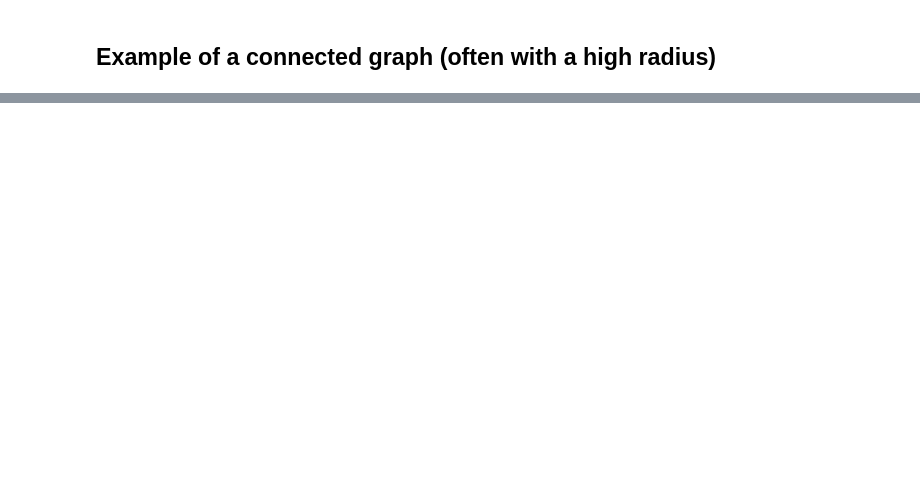
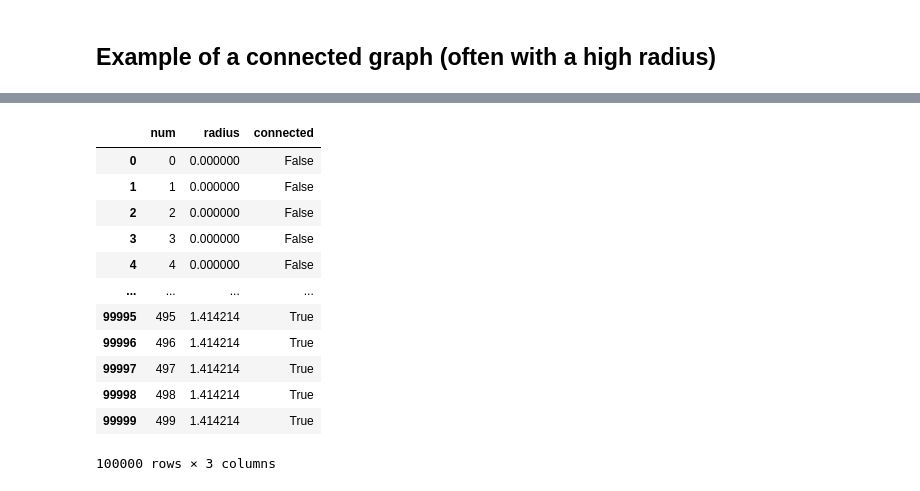
Before and after one commit to vivekkatial/HAQC, a Jupyter notebook: notebooks/14-exploring-connectivity-of-geometric-graphs.ipynb, the cells around one changed output, grey strips where cells are left out. Cells and saved outputs as stored; diff of their text form; code cells hidden in the pictures; blank space fills up the shorter version.

Commit message:
feat: Adding graph connectivty work

```diff
--- a/notebooks/14-exploring-connectivity-of-geometric-graphs.ipynb
+++ b/notebooks/14-exploring-connectivity-of-geometric-graphs.ipynb
@@ -37,12 +31,20 @@ def draw_graph(G, colors, pos):
 ## Example of a connected graph (often with a high radius)
 # %%
 N = 10
-random_radius = 0.1
-G_geom = GraphInstance(
-    nx.random_geometric_graph(N, radius=random_radius), "Geometric"
-)
-G_geom.allocate_random_weights()
-nx.algorithms.components.is_connected(G_geom.G)
-colors = ["r" for i in range(len(G_geom.G.nodes()))]
-pos = nx.spring_layout(G_geom.G)
-draw_graph(G_geom.G, colors, pos)
+graph_info_dict = {
+    "num": None,
+    "radius": None,
+    "connected": None,
+}
+
+data = []
+for radius in np.linspace(0, np.sqrt(2), num=200):
+    for i in range(500):
+        graph_info_dict_new = copy.deepcopy(graph_info_dict)
+        graph_info_dict_new["radius"] = radius
+        G_geom = GraphInstance(
+            nx.random_geometric_graph(N, radius=radius), "Geometric"
+        )
+        graph_info_dict_new["num"] = i
+        graph_info_dict_new["connected"] = nx.algorithms.components.is_connected(G_geom.G)
+        data.append(graph_info_dict_new)
@@ -53,0 +51,17 @@ draw_graph(G_geom.G, colors, pos)
+# %%
+d_geom_graphs = pd.DataFrame(data)
+d_geom_graphs
+# %% [output]
+|  | num | radius | connected |
+| 0 | 0 | 0.000000 | False |
+| 1 | 1 | 0.000000 | False |
+| 2 | 2 | 0.000000 | False |
+| 3 | 3 | 0.000000 | False |
+| 4 | 4 | 0.000000 | False |
+| ... | ... | ... | ... |
+| 99995 | 495 | 1.414214 | True |
+| 99996 | 496 | 1.414214 | True |
+| 99997 | 497 | 1.414214 | True |
+| 99998 | 498 | 1.414214 | True |
+| 99999 | 499 | 1.414214 | True |
+100000 rows × 3 columns
```
Also changed, not shown: parts of 7 cells of this notebook.
